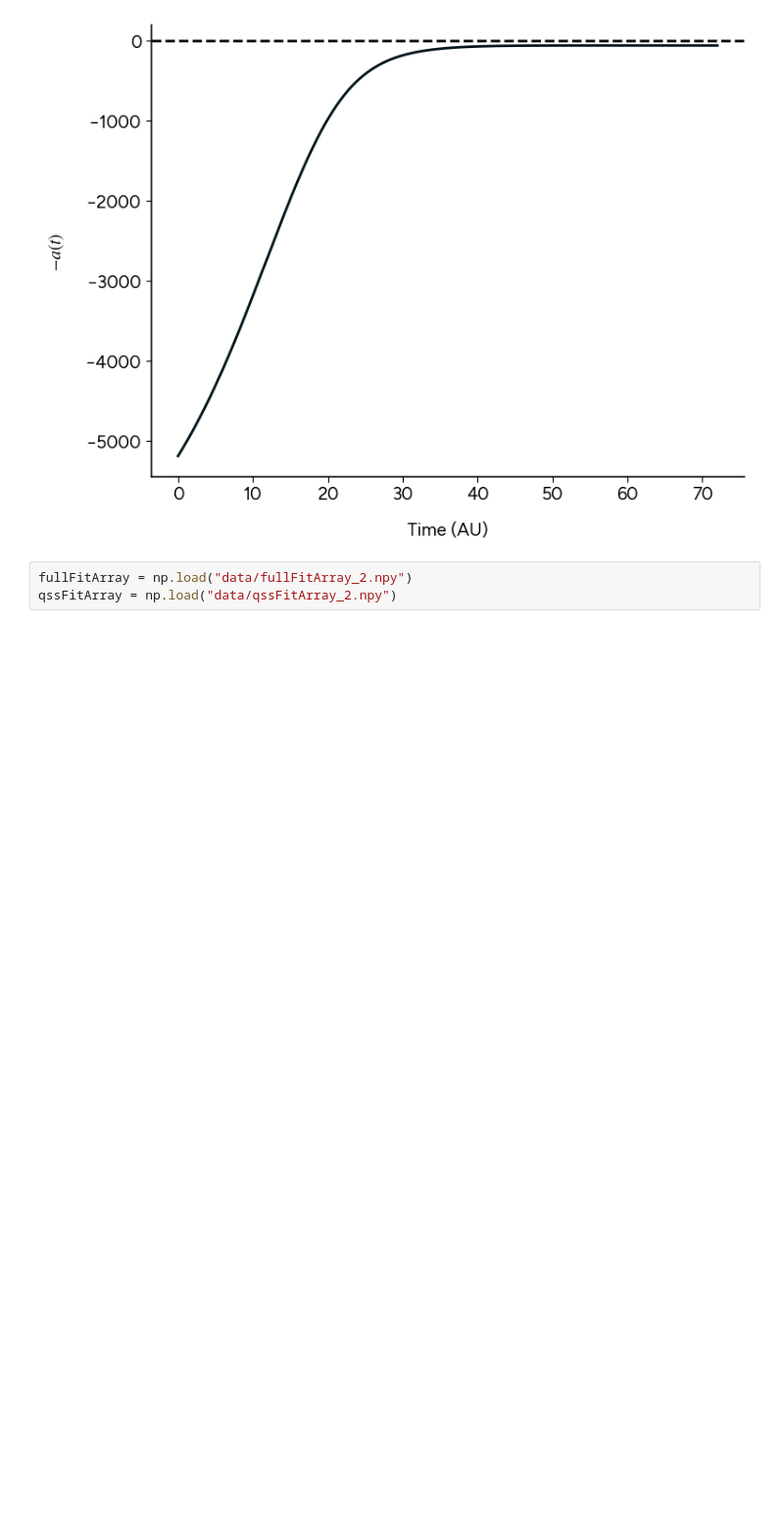
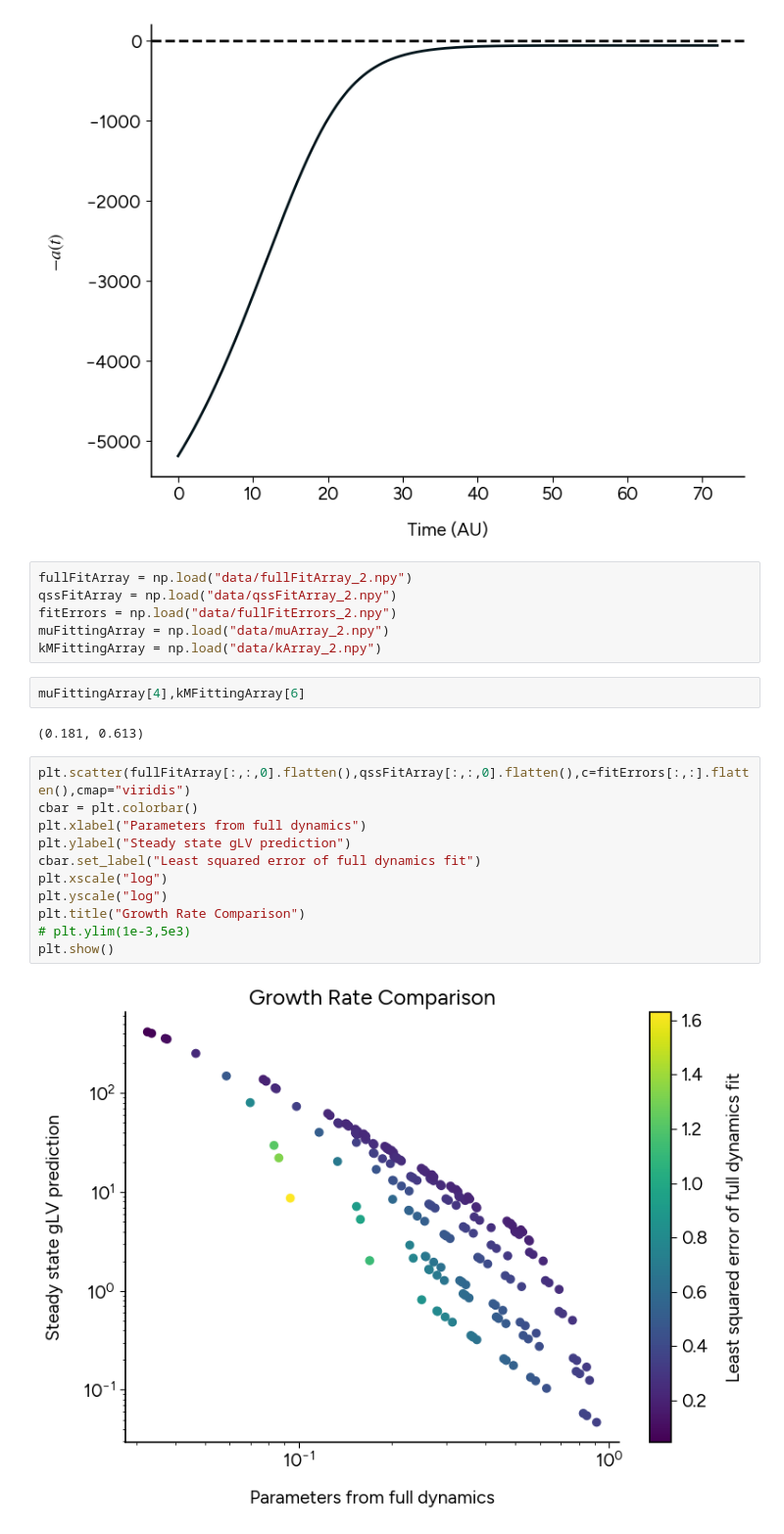
Before and after one commit to prajwalp/OE-dilutions, a Jupyter notebook: one_species_one_resource.ipynb, the cells around one changed output. Shown: that part at 98% size. Saved outputs shown, nothing was run; the diff lists cells and outputs as text; blank space fills up the shorter version.

```diff
--- a/one_species_one_resource.ipynb
+++ b/one_species_one_resource.ipynb
@@ -212,3 +207,23 @@ Text(0, 0.5, '$-a(t)$')
 # %%
 fullFitArray = np.load("data/fullFitArray_2.npy")
 qssFitArray = np.load("data/qssFitArray_2.npy")
+fitErrors = np.load("data/fullFitErrors_2.npy")
+muFittingArray = np.load("data/muArray_2.npy")
+kMFittingArray = np.load("data/kArray_2.npy")
+# %%
+muFittingArray[4],kMFittingArray[6]
+# %% [output]
+(0.181, 0.613)
+# %%
+plt.scatter(fullFitArray[:,:,0].flatten(),qssFitArray[:,:,0].flatten(),c=fitErrors[:,:].flatten(),cmap="viridis")
+cbar = plt.colorbar()
+plt.xlabel("Parameters from full dynamics")
+plt.ylabel("Steady state gLV prediction")
+cbar.set_label("Least squared error of full dynamics fit")
+plt.xscale("log")
+plt.yscale("log")
+plt.title("Growth Rate Comparison")
+# plt.ylim(1e-3,5e3)
+plt.show()
+# %% [output]
+[figure, added]
```
Also changed, not shown: parts of 10 cells of this notebook, 6 other files.
